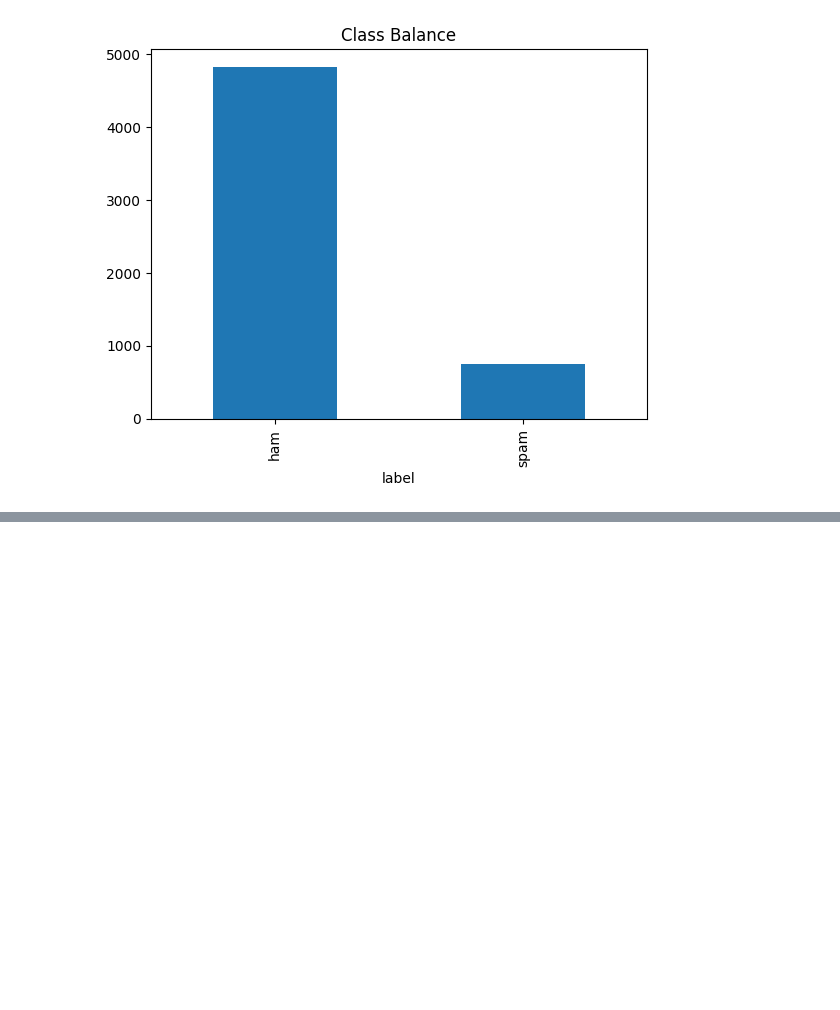
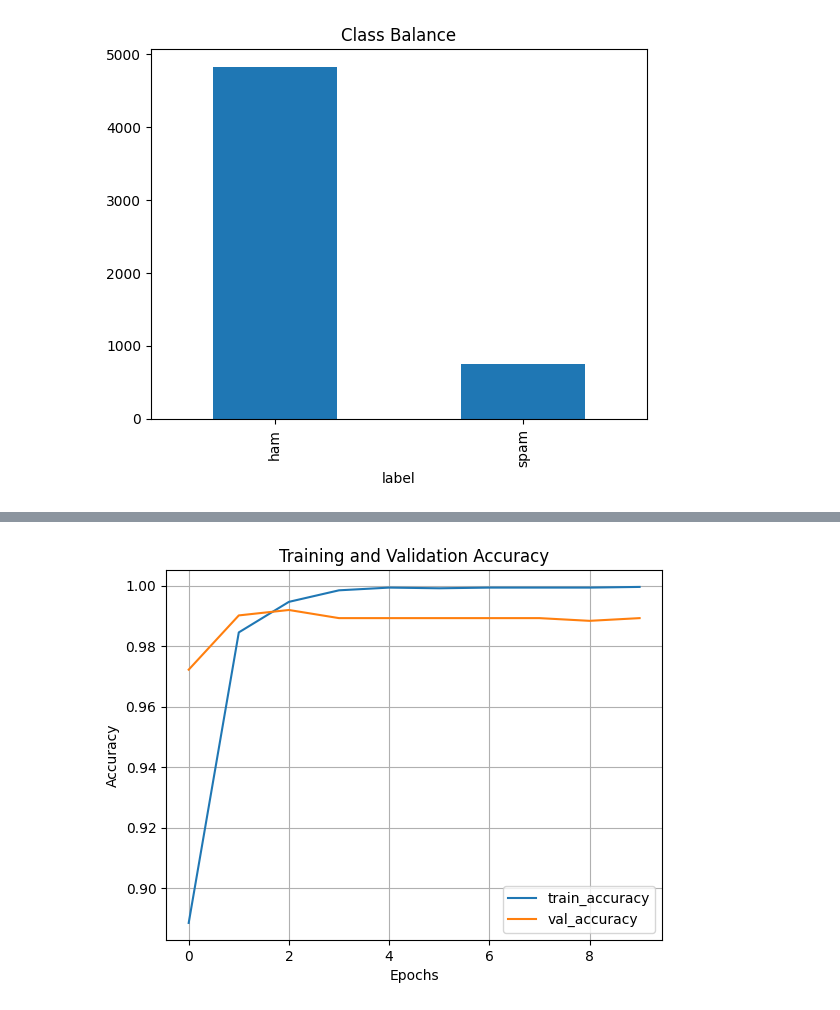
Before and after one commit to dakshayani2906/Data-Science-Portfolio, a Jupyter notebook: Untitled7.ipynb, the cells around one changed output, grey strips where cells are left out. Drawn from its saved outputs; the diff is of its cells as text; code cells hidden in the pictures; blank space fills up the shorter version.

```diff
--- a/Untitled7.ipynb
+++ b/Untitled7.ipynb
@@ -322,3 +322,48 @@ df['label'].value_counts().plot(kind = 'bar', title = 'Class Balance')
 # Convert lables to numneric
 
 df["label_num"] = df['label'].map({'ham': 0, 'spam' : 1})
+# %%
+# Step 3: Text Vectorization (TF - IDF)
+
+from sklearn.feature_extraction.text import TfidfVectorizer
+
+vectorizer = TfidfVectorizer(stop_words = 'english', max_features = 3000)
+X = vectorizer.fit_transform(df['message']).toarray()
+y = df['label_num'].values
+# %%
+# Step 4: Train - Test Split
+
+from sklearn.model_selection import train_test_split
+
+X_train, X_test, y_train, y_test = train_test_split(X, y, test_size = 0.2, random_state = 42)
+# %%
+# Step 5: Build Neural Network
+
+from tensorflow.keras.models import Sequential
+from tensorflow.keras.layers import Dense
+
+model = Sequential()
+model.add(Dense(64, input_dim = X.shape[1], activation = 'relu'))
+model.add(Dense(32, activation = 'relu'))
+model.add(Dense(1, activation = 'sigmoid'))
+
+
+model.compile(optimizer = 'adam', loss = 'binary_crossentropy', metrics = ['accuracy'])
+# %%
+# Step 6: Train the Model and Visualize Accuracy
+
+import matplotlib.pyplot as plt
+
+history = model.fit(X_train, y_train, epochs  = 10, batch_size = 32, validation_data = (X_test, y_test))
+
+#Plot training accuracy
+
+plt.plot(history.history['accuracy'], label = 'train_accuracy')
+plt.plot(history.history['val_accuracy'], label = 'val_accuracy')
+plt.title("Training and Validation Accuracy")
+plt.xlabel("Epochs")
+plt.ylabel("Accuracy")
+plt.legend()
+plt.grid(True)
+plt.show()
+# %% [output]
@@ -324,0 +390 @@ df["label_num"] = df['label'].map({'ham': 0, 'spam' : 1})
+[figure, added]
```
Also changed, not shown: parts of 9 cells of this notebook.
